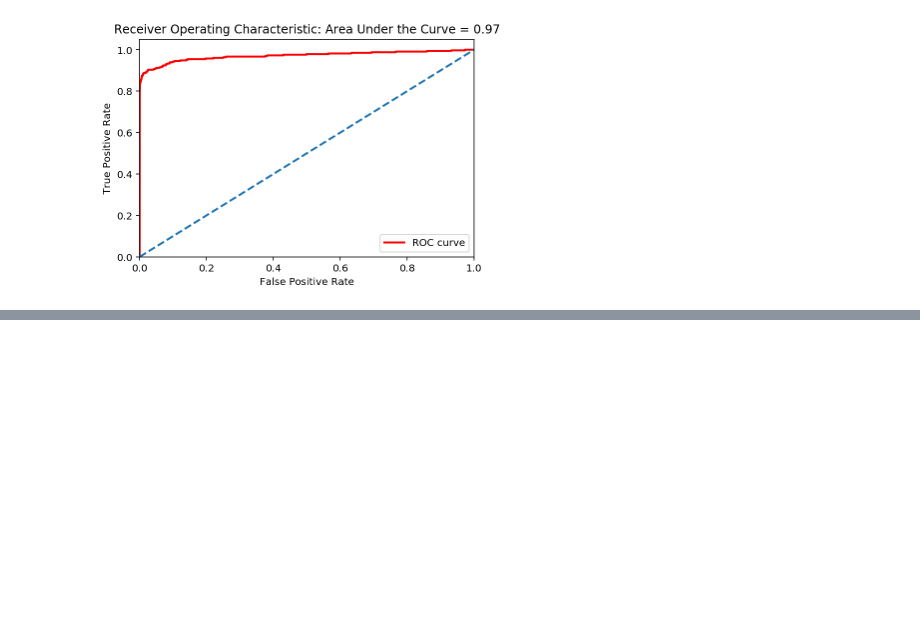
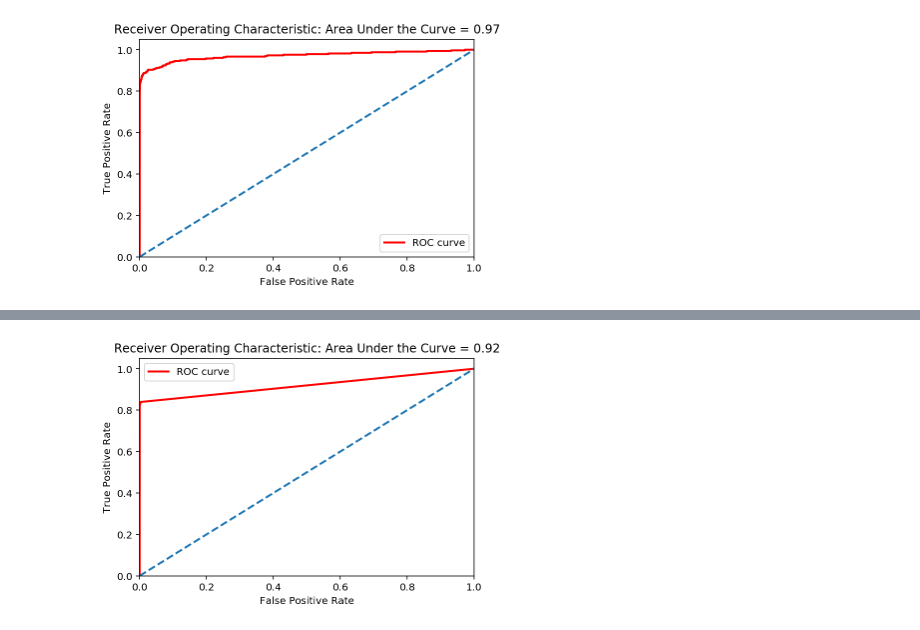
Before and after one commit to frankrefischer/unsuper-02, a Jupyter notebook: Credit Card Fraud.ipynb, the cells around one changed output, grey strips where cells are left out. Drawn from its saved outputs; the diff is of its cells as text; code cells hidden in the pictures; blank space fills up the shorter version.

```diff
--- a/Credit Card Fraud.ipynb
+++ b/Credit Card Fraud.ipynb
@@ -223,8 +209,8 @@ plot_precision_recall_curve(y_true=preds.TRUELABEL, probas_pred=preds.PREDICTION
 # %% [output]
 [figure]
 # %%
-def plot_auroc(y_true, probas_pred):
-    false_positive_rate, true_positive_rate, thresholds = roc_curve(y_true=y_true, y_score=probas_pred)
+def plot_auroc(preds_df):
+    false_positive_rate, true_positive_rate, thresholds = roc_curve(y_true=preds_df.TRUELABEL, y_score=preds_df.PREDICTION)
 
     area_under_ROC = auc(x=false_positive_rate, y=true_positive_rate)
 
@@ -241,6 +227,6 @@ def plot_auroc(y_true, probas_pred):
 
     plt.legend()
 
-plot_auroc(y_true=preds.TRUELABEL, probas_pred=preds.PREDICTION)
+plot_auroc(predictions_logreg_df)
 # %% [output]
 [figure]
@@ -246,0 +268,4 @@ plot_auroc(y_true=preds.TRUELABEL, probas_pred=preds.PREDICTION)
+# %%
+plot_auroc(predictions_random_forest_df)
+# %% [output]
+[figure, added]
```
Also changed, not shown: parts of 10 cells of this notebook.
